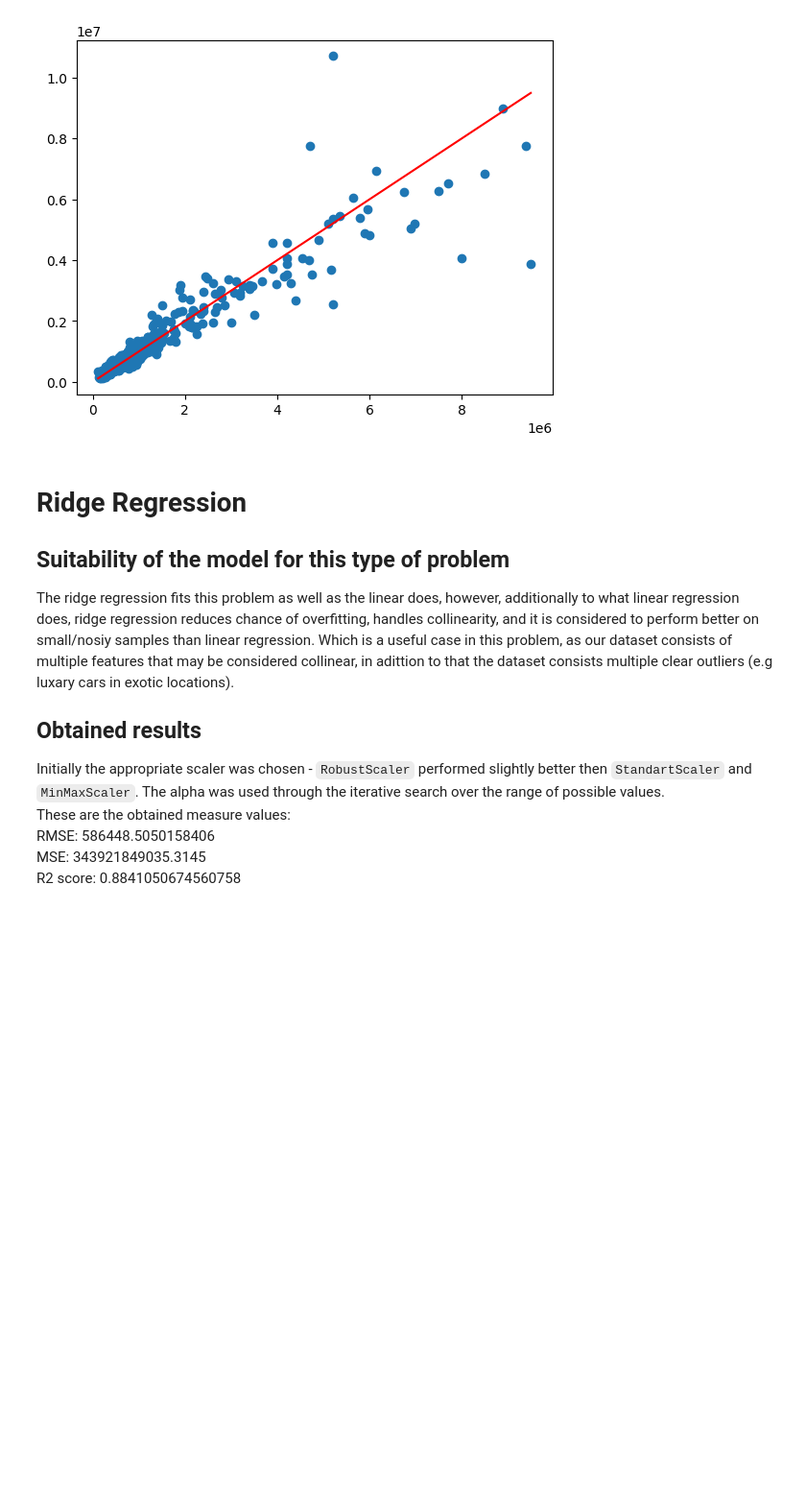
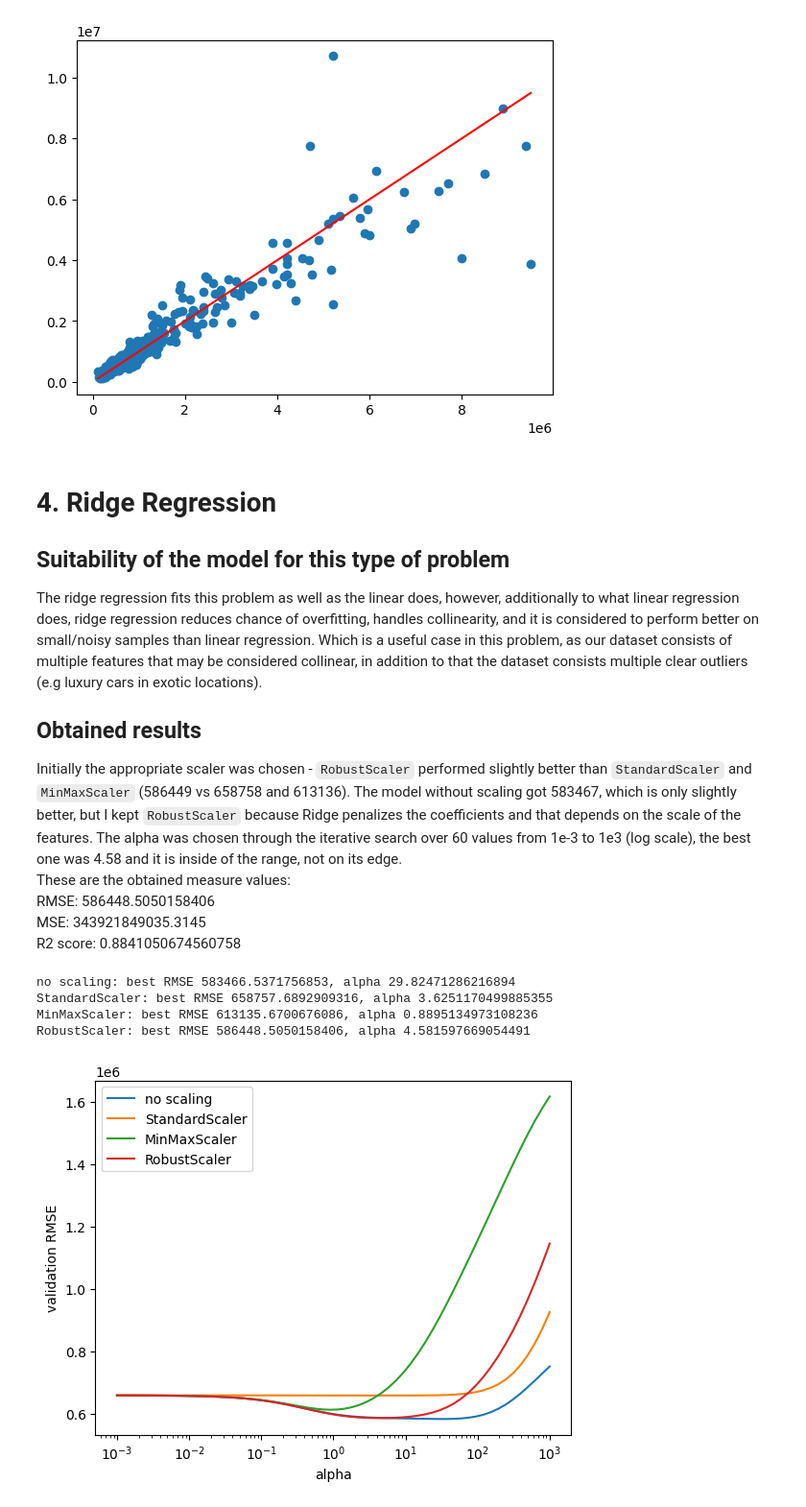
Before and after one commit to TymofiiKotliar/ML1-regression-model, a Jupyter notebook: homework_01_regression.ipynb, the cells around one changed output. Shown at 96% size. Cells and saved outputs as stored; diff of their text form; code cells hidden in the pictures; blank space fills up the shorter version.

```diff
--- a/homework_01_regression.ipynb
+++ b/homework_01_regression.ipynb
@@ -266,14 +363,14 @@ MSE: 434471651183.0877
 R2 score: 0.8535915561999057
 [figure]
 # %% [markdown]
-# Ridge Regression
+# 4. Ridge Regression
 
 ## Suitability of the model for this type of problem
-The ridge regression fits this problem as well as the linear does, however, additionally to what linear regression does, ridge regression reduces chance of overfitting, handles collinearity, and it is considered to perform better on small/nosiy samples than linear regression. Which is a useful case in this problem, as our dataset consists of multiple features that may be considered collinear, in adittion to that the dataset consists multiple clear outliers (e.g luxary cars in exotic locations).
+The ridge regression fits this problem as well as the linear does, however, additionally to what linear regression does, ridge regression reduces chance of overfitting, handles collinearity, and it is considered to perform better on small/noisy samples than linear regression. Which is a useful case in this problem, as our dataset consists of multiple features that may be considered collinear, in addition to that the dataset consists multiple clear outliers (e.g luxury cars in exotic locations).
 
 
 ## Obtained results
-Initially the appropriate scaler was chosen - `RobustScaler` performed slightly better then `StandartScaler` and `MinMaxScaler`. The alpha was used through the iterative search over the range of possible values.
+Initially the appropriate scaler was chosen - `RobustScaler` performed slightly better than `StandardScaler` and `MinMaxScaler` (586449 vs 658758 and 613136). The model without scaling got 583467, which is only slightly better, but I kept `RobustScaler` because Ridge penalizes the coefficients and that depends on the scale of the features. The alpha was chosen through the iterative search over 60 values from 1e-3 to 1e3 (log scale), the best one was 4.58 and it is inside of the range, not on its edge.
 <br>
 These are the obtained measure values:
 <br>
@@ -282,6 +379,40 @@ RMSE: 586448.5050158406
 MSE: 343921849035.3145
 <br>
 R2 score: 0.8841050674560758
+# %%
+# 4.2 Experiment with feature scaling, alpha is tuned for each of the scalers
+alphas = np.logspace(-3, 3, 60)
+ytrain_log = np.log(ytrain)
+
+for name, scaler_cls in scalers.items():
+    if scaler_cls is None:
+        Xtrain_s = Xtrain
+        Xval_s = Xval
+    else:
+        sc = scaler_cls()
+        Xtrain_s = sc.fit_transform(Xtrain)
+        Xval_s = sc.transform(Xval)
+
+    rmse_s = []
+    for alpha in alphas:
+        clf_s = Ridge(alpha)
+        clf_s.fit(Xtrain_s, ytrain_log)
+        rmse_s.append(root_mean_squared_error(y_true=yval, y_pred=np.exp(clf_s.predict(Xval_s))))
+
+    plt.plot(alphas, rmse_s, label=name)
+    print(f"{name}: best RMSE {np.min(rmse_s)}, alpha {alphas[np.argmin(rmse_s)]}")
+
+plt.xscale("log")
+plt.xlabel("alpha")
+plt.ylabel("validation RMSE")
+plt.legend()
+plt.show()
+# %% [output]
+no scaling: best RMSE 583466.5371756853, alpha 29.82471286216894
+StandardScaler: best RMSE 658757.6892909316, alpha 3.6251170499885355
+MinMaxScaler: best RMSE 613135.6700676086, alpha 0.8895134973108236
+RobustScaler: best RMSE 586448.5050158406, alpha 4.581597669054491
+[figure, added]
 # %%
 # 4.2 Experiment with feature scaling
 # 4.3 Choose hyperparameters to tune and find suitable values with respect to MSE.
```
Also changed, not shown: parts of 23 cells of this notebook, 1 other file.
